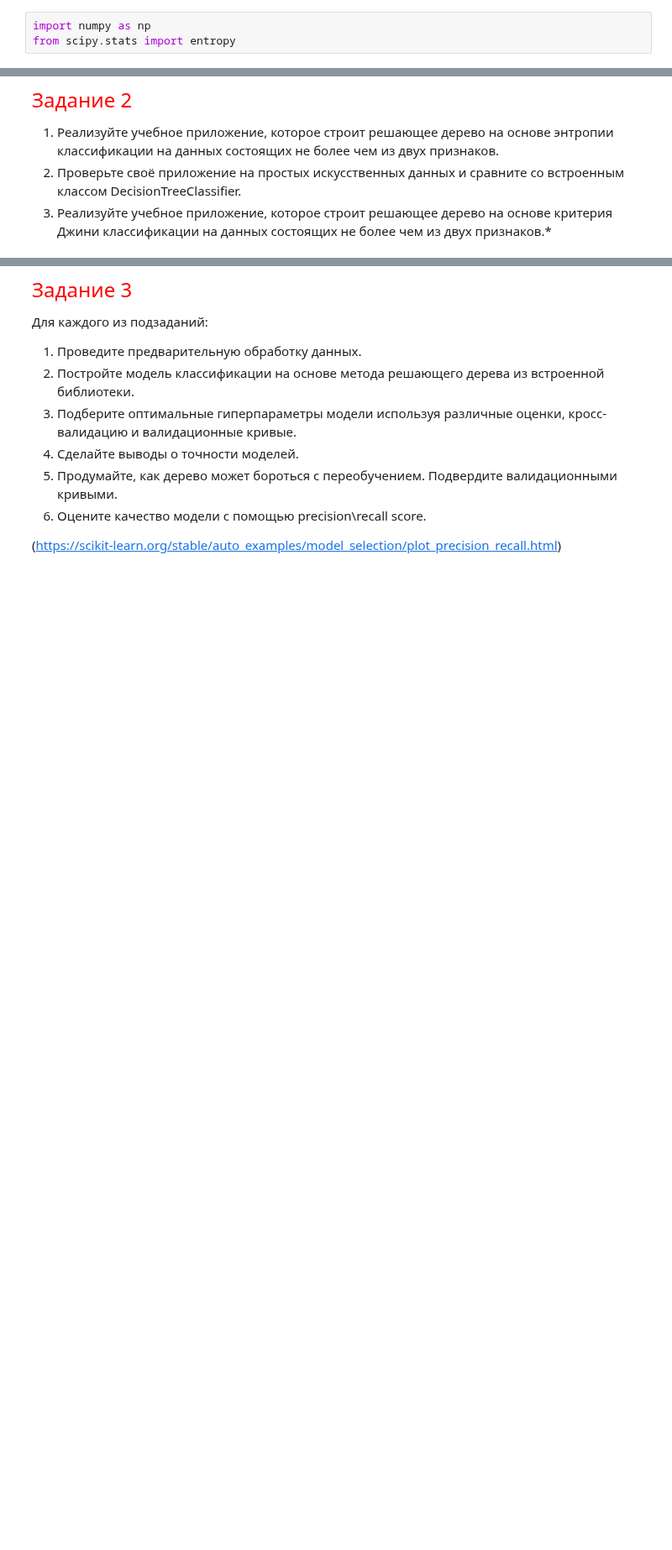
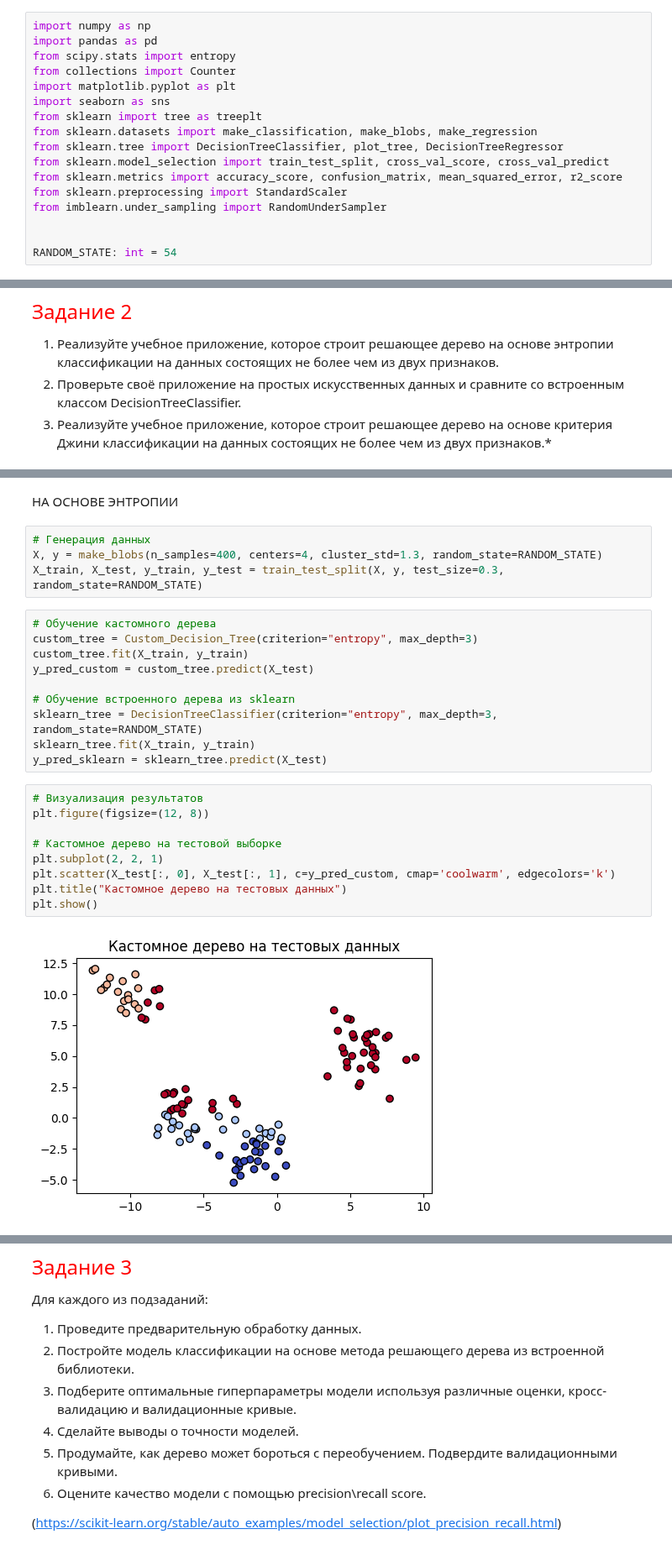
Before and after one commit to Dragoh54/MachineLearning-Labs, a Jupyter notebook: lab6/2024_ML_LR6_MACS (2).ipynb, the cells around one changed output, grey strips where cells are left out. Shown at 84% size. Drawn from its saved outputs; the diff is of its cells as text; blank space fills up the shorter version.

```diff
--- a/lab6/2024_ML_LR6_MACS (2).ipynb
+++ b/lab6/2024_ML_LR6_MACS (2).ipynb
@@ -1,6 +1,20 @@
 # %%
 import numpy as np
+import pandas as pd
 from scipy.stats import entropy
+from collections import Counter
+import matplotlib.pyplot as plt
+import seaborn as sns
+from sklearn import tree as treeplt
+from sklearn.datasets import make_classification, make_blobs, make_regression
+from sklearn.tree import DecisionTreeClassifier, plot_tree, DecisionTreeRegressor
+from sklearn.model_selection import train_test_split, cross_val_score, cross_val_predict
+from sklearn.metrics import accuracy_score, confusion_matrix, mean_squared_error, r2_score
+from sklearn.preprocessing import StandardScaler
+from imblearn.under_sampling import RandomUnderSampler
+
+
+RANDOM_STATE: int = 54
 # %% [markdown]
 # <font color = 'red'> ЛР 6. Дерево решений. Метрики f1 качества классификации. </font>
 # %% [markdown]
@@ -59,0 +189,27 @@ $$IG(Q) = S_{0}-\displaystyle\sum_{i=1}^{q} \frac{N_{i}}{N}S_{i}$$
+# %% [markdown]
+НА ОСНОВЕ ЭНТРОПИИ
+# %%
+# Генерация данных
+X, y = make_blobs(n_samples=400, centers=4, cluster_std=1.3, random_state=RANDOM_STATE)
+X_train, X_test, y_train, y_test = train_test_split(X, y, test_size=0.3, random_state=RANDOM_STATE)
+# %%
+# Обучение кастомного дерева
+custom_tree = Custom_Decision_Tree(criterion="entropy", max_depth=3)
+custom_tree.fit(X_train, y_train)
+y_pred_custom = custom_tree.predict(X_test)
+
+# Обучение встроенного дерева из sklearn
+sklearn_tree = DecisionTreeClassifier(criterion="entropy", max_depth=3, random_state=RANDOM_STATE)
+sklearn_tree.fit(X_train, y_train)
+y_pred_sklearn = sklearn_tree.predict(X_test)
+# %%
+# Визуализация результатов
+plt.figure(figsize=(12, 8))
+
+# Кастомное дерево на тестовой выборке
+plt.subplot(2, 2, 1)
+plt.scatter(X_test[:, 0], X_test[:, 1], c=y_pred_custom, cmap='coolwarm', edgecolors='k')
+plt.title("Кастомное дерево на тестовых данных")
+plt.show()
+# %% [output]
+[figure, added]
```
Also changed, not shown: parts of 38 cells of this notebook, 5 other files.
